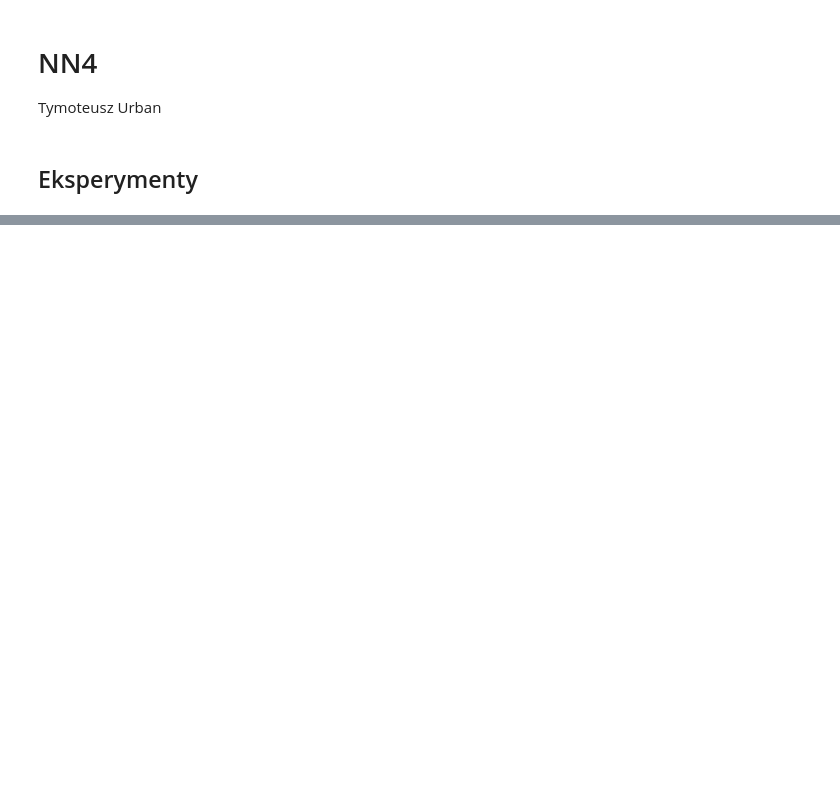
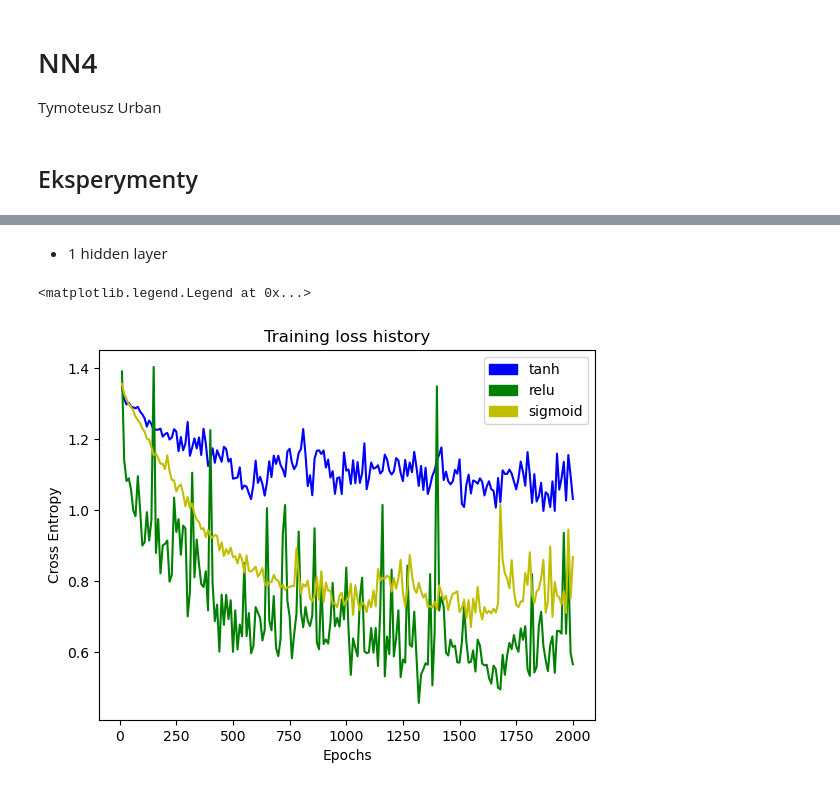
Before and after one commit to tymsoncyferki/MIOwAD, a Jupyter notebook: nn5/nn5.ipynb, the cells around one changed output, grey strips where cells are left out. Saved outputs shown, nothing was run; the diff lists cells and outputs as text; code cells hidden in the pictures; blank space fills up the shorter version.

```diff
--- a/nn5/nn5.ipynb
+++ b/nn5/nn5.ipynb
@@ -469,0 +533,24 @@ rings3-regular
+# %%
+rings5_test = pd.read_csv("../dane/classification/rings5-regular-test.csv")
+rings5_train = pd.read_csv("../dane/classification/rings5-regular-training.csv")
+# %%
+X_train = rings5_train[['x', 'y']].to_numpy()
+y_train = one_hot_encode(rings5_train['c'])
+X_test = rings5_test[['x', 'y']].to_numpy()
+y_test = one_hot_encode(rings5_test['c'])- 1 hidden layer
+# %% [markdown]
+- 1 hidden layer
+# %%
+for act_type, color in tqdm(zip(activation_types, colors)):
+    losses = []
+    for i in range(5):
+        nn5 = NeuralNetwork([2,10,5], model_type='classification', activations=generate_activations(1, act_type))
+        history5 = nn5.train(X_train, y_train, learning_rate=0.01, info_interval=10, epochs=2000, batch_size=125,
+            X_test=X_test, y_test=y_test, optimize='moment', return_history=True, mute_print=True)
+        losses.append(np.array(history5.loss))
+    history5.loss = np.mean(losses, axis=0)
+    history5.plot_loss(return_plot=True, settings=color)
+plt.legend(handles=legend_handles)
+# %% [output]
+<matplotlib.legend.Legend at 0x...>
+[figure, added]
```
Also changed, not shown: parts of 36 cells of this notebook, 1 other file.
